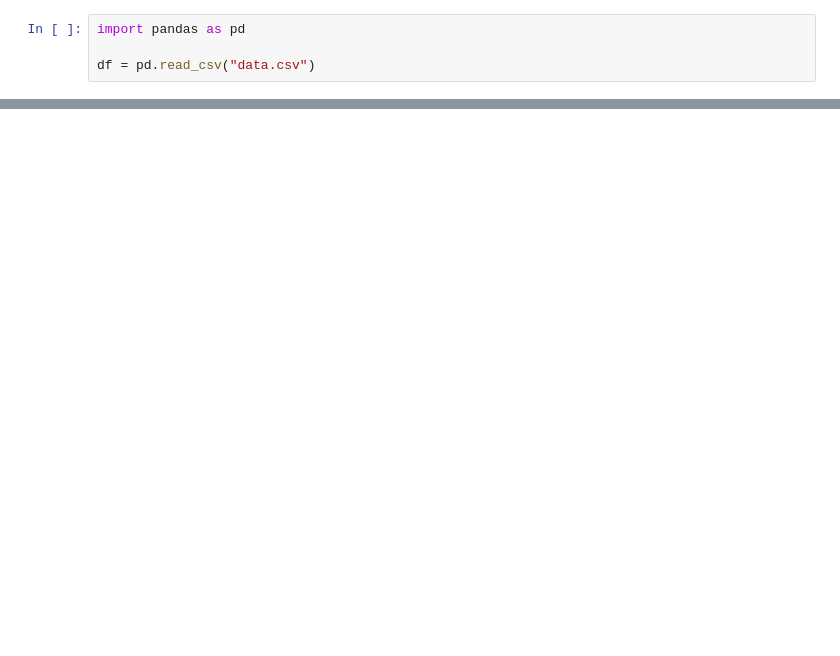
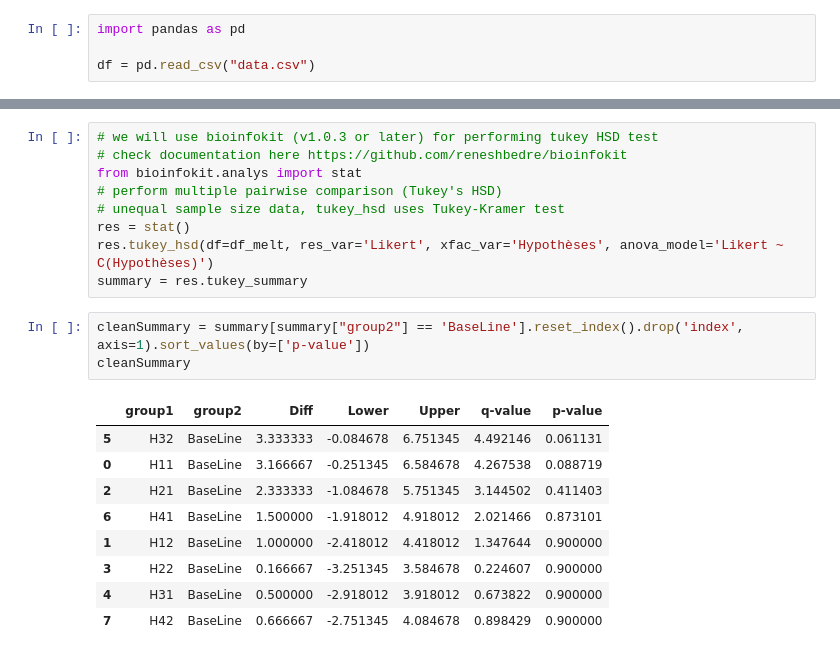
Before and after one commit to Fun-Stuff-Here/SSH3100-Sociologie-Equipe3, a Jupyter notebook: socio.ipynb, the cells around one changed output, grey strips where cells are left out. Drawn from its saved outputs; the diff is of its cells as text; blank space fills up the shorter version.

```diff
--- a/socio.ipynb
+++ b/socio.ipynb
@@ -14,0 +35,22 @@ df
+# %%
+# we will use bioinfokit (v1.0.3 or later) for performing tukey HSD test
+# check documentation here https://github.com/reneshbedre/bioinfokit
+from bioinfokit.analys import stat
+# perform multiple pairwise comparison (Tukey's HSD)
+# unequal sample size data, tukey_hsd uses Tukey-Kramer test
+res = stat()
+res.tukey_hsd(df=df_melt, res_var='Likert', xfac_var='Hypothèses', anova_model='Likert ~ C(Hypothèses)')
+summary = res.tukey_summary
+# %%
+cleanSummary = summary[summary["group2"] == 'BaseLine'].reset_index().drop('index', axis=1).sort_values(by=['p-value'])
+cleanSummary
+# %% [output]
+|  | group1 | group2 | Diff | Lower | Upper | q-value | p-value |
+| 5 | H32 | BaseLine | 3.333333 | -0.084678 | 6.751345 | 4.492146 | 0.061131 |
+| 0 | H11 | BaseLine | 3.166667 | -0.251345 | 6.584678 | 4.267538 | 0.088719 |
+| 2 | H21 | BaseLine | 2.333333 | -1.084678 | 5.751345 | 3.144502 | 0.411403 |
+| 6 | H41 | BaseLine | 1.500000 | -1.918012 | 4.918012 | 2.021466 | 0.873101 |
+| 1 | H12 | BaseLine | 1.000000 | -2.418012 | 4.418012 | 1.347644 | 0.900000 |
+| 3 | H22 | BaseLine | 0.166667 | -3.251345 | 3.584678 | 0.224607 | 0.900000 |
+| 4 | H31 | BaseLine | 0.500000 | -2.918012 | 3.918012 | 0.673822 | 0.900000 |
+| 7 | H42 | BaseLine | 0.666667 | -2.751345 | 4.084678 | 0.898429 | 0.900000 |
```
Also changed, not shown: parts of 6 cells of this notebook, 2 other files.
